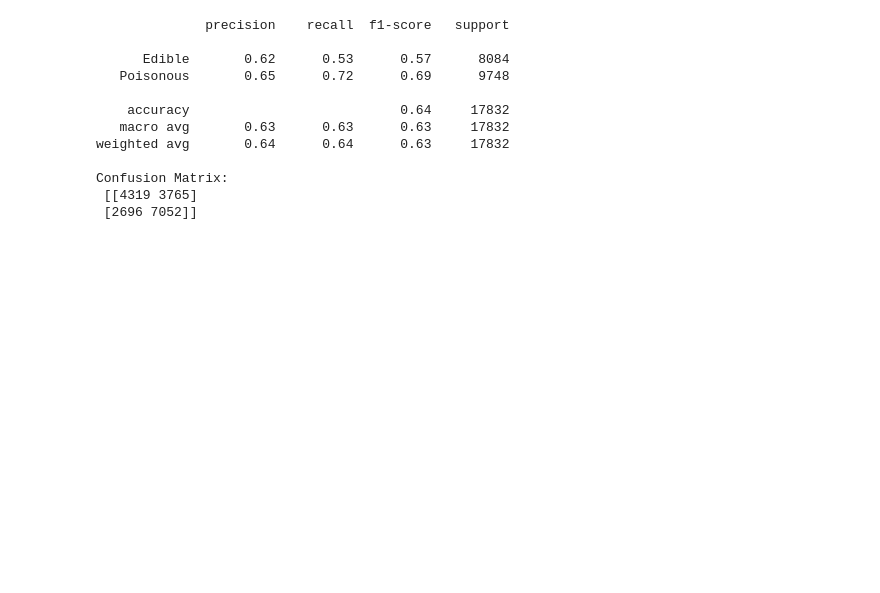
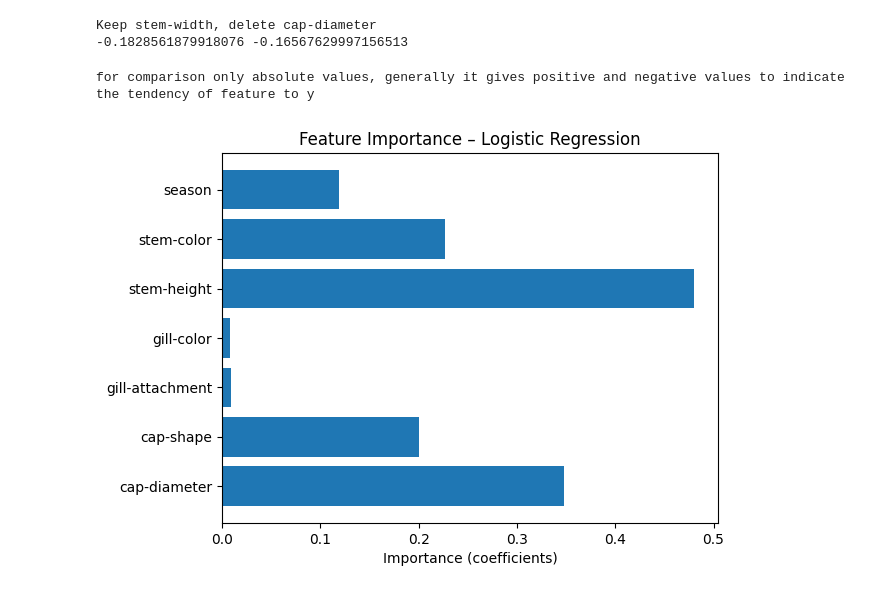
Before and after one commit to vangenent/Mushroom_Classification_with_3_Models, a Jupyter notebook: classification_mushroom.ipynb, the cells around one changed output. Drawn from its saved outputs; the diff is of its cells as text; code cells hidden in the pictures; blank space fills up the shorter version.

```diff
--- a/classification_mushroom.ipynb
+++ b/classification_mushroom.ipynb
@@ -43,31 +76,68 @@ memory usage: 3.7 MB
+# %%
+#Feature selection
+#stem-width and cap-diameter have a correlation of 83%, which can easily confuse the LogisticRegression Model. So it will be deleted for all models
+
+# target: which feature correlates better with y?
+import numpy as np
+from scipy.stats import pointbiserialr
+
+X,y = df[['cap-diameter','cap-shape','gill-attachment','gill-color','stem-height','stem-width','stem-color','season']], df['class']
+r_a, _ = pointbiserialr(X['stem-width'], y)
+r_b, _ = pointbiserialr(X['cap-diameter'], y)
+
+# higher number > greater correlation
+if abs(r_a) > abs(r_b):
+    print("Keep stem-width, delete cap-diameter")
+else:
+    print("Keep cap-diameter, delete stem-width")
+print(r_a, r_b)
+# %% [output]
+Keep stem-width, delete cap-diameter
+-0.1828561879918076 -0.16567629997156513
+# %%
+#as the KNeighborsClassifier needs numeric data to be scaled, I will do that before training any model and use only scaled data in all models.
+
+from sklearn.preprocessing import StandardScaler
+scaler = StandardScaler()
+X = X.astype(float)
+X.loc[:, :] = scaler.fit_transform(X)
 # %%
 from sklearn import linear_model
 from sklearn.model_selection import train_test_split
-from sklearn.metrics import accuracy_score, classification_report, confusion_matrix
+from sklearn.metrics import (
+    classification_report,
+    confusion_matrix,
+    ConfusionMatrixDisplay,
+    RocCurveDisplay,
+    accuracy_score
+)
 
-X_train, X_test, y_train, y_test = train_test_split(df[['cap-diameter','cap-shape','gill-attachment','gill-color','stem-height','stem-width','stem-color','season']], df['class'], test_size=0.33, random_state=31)
+X_train, X_test, y_train, y_test = train_test_split(X[['cap-diameter','cap-shape','gill-attachment','gill-color','stem-height','stem-color','season']], y, test_size=0.33, random_state=31)
 
-logistic_regr = linear_model.LogisticRegression(max_iter = 500) #else ConvergenceWarning
+logistic_regr = linear_model.LogisticRegression(max_iter = 500, random_state=42) #else ConvergenceWarning
 logistic_regr.fit(X_train, y_train)
 
 predict = logistic_regr.predict(X_test)
 
 for i,number in enumerate(predict):
     if number <.5: predict[i] = 0
     else:predict[i] = 1
 
-print(classification_report(y_test, predict, target_names=["Edible", "Poisonous"]))
-print("Confusion Matrix:\n", confusion_matrix(y_test, predict))
+#Visualization
+importance = logistic_regr.coef_[0]
+
+print('for comparison only absolute values, generally it gives positive and negative values to indicate the tendency of feature to y')
+
+# Plot
+import matplotlib.pyplot as plt
+#plt.bar(range(len(importance)), importance)
+plt.barh(X_train.columns, abs(importance))
+#plt.xlabel('Feature index')
+plt.xlabel('Importance (coefficients)')
+plt.title('Feature Importance – Logistic Regression')
+plt.savefig('FeatureImportance_logistic.png')
+
+plt.show()
 # %% [output]
-              precision    recall  f1-score   support
-
-      Edible       0.62      0.53      0.57      8084
-   Poisonous       0.65      0.72      0.69      9748
-
-    accuracy                           0.64     17832
-   macro avg       0.63      0.63      0.63     17832
-weighted avg       0.64      0.64      0.63     17832
-
-Confusion Matrix:
- [[4319 3765]
- [2696 7052]]
+for comparison only absolute values, generally it gives positive and negative values to indicate the tendency of feature to y
+[figure, added]
```
Also changed, not shown: parts of 14 cells of this notebook, 3 other files.
